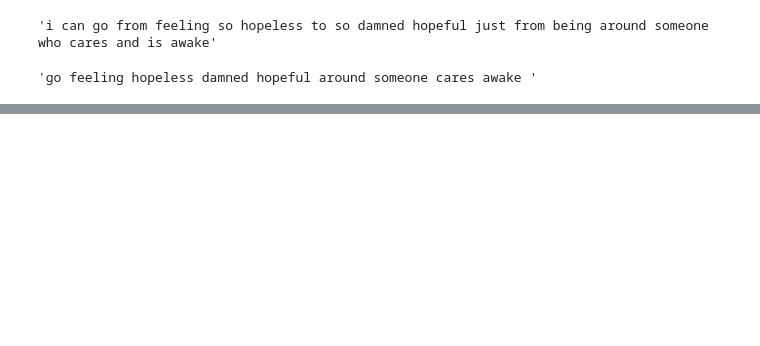
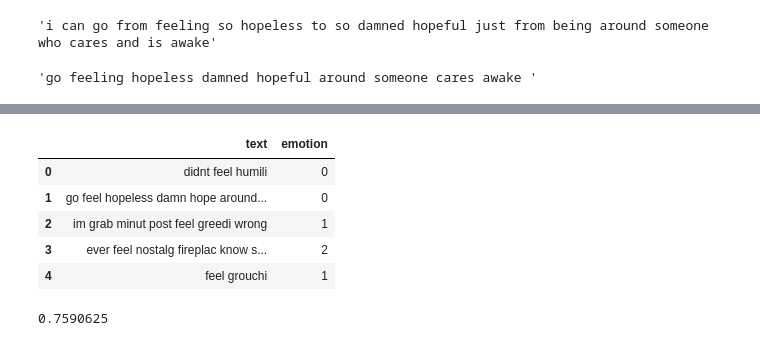
Before and after one commit to ParthShah007/PYTHONgg, a Jupyter notebook: NLP.ipynb, the cells around one changed output, grey strips where cells are left out. Saved outputs shown, nothing was run; the diff lists cells and outputs as text; code cells hidden in the pictures; blank space fills up the shorter version.

```diff
--- a/NLP.ipynb
+++ b/NLP.ipynb
@@ -131,0 +211,28 @@ df.loc[1]['text']
+# %%
+import nltk
+
+# Ensure nltk_data_dir is in the path before any NLTK usage
+nltk.data.path.append(nltk_data_dir)
+nltk.download('punkt', download_dir=nltk_data_dir)
+
+# Cell 6 - full preprocess
+def preprocess(text):
+    # safe-check
+    if not isinstance(text, str) or not text:
+        return ""
+    # tokenize
+    tokens = word_tokenize(text)
+    # filter out tokens that are purely punctuation or whitespace (after basic cleaning mostly none)
+    tokens = [t for t in tokens if t.strip()]
+    # remove stopwords
+    tokens = [t for t in tokens if t not in stop_words]
+    # pos tag
+    tagged = pos_tag(tokens)
+    # lemmatize with POS
+    lemmas = [lemmatizer.lemmatize(w, get_wordnet_pos(pos)) for w, pos in tagged]
+    # join
+    return " ".join(lemmas)
+
+# Apply (this can take a little while on large datasets)
+df['clean_text'] = df['text'].apply(preprocess)
+df[['text','clean_text','label']].head(10)
@@ -131,0 +246,9 @@ df.loc[1]['text']
+# %%
+df.head()
+# %% [output]
+|  | text | emotion |
+| 0 | didnt feel humili | 0 |
+| 1 | go feel hopeless damn hope around... | 0 |
+| 2 | im grab minut post feel greedi wrong | 1 |
+| 3 | ever feel nostalg fireplac know s... | 2 |
+| 4 | feel grouchi | 1 |
@@ -131,0 +263,11 @@ df.loc[1]['text']
+# %%
+from sklearn.naive_bayes import MultinomialNB
+from sklearn.metrics import accuracy_score, classification_report, confusion_matrix
+nb_model = MultinomialNB()
+nb_model.fit(x_train_bow, y_train)
+pred_nb = nb_model.predict(x_test_bow)
+
+pred_bow = nb_model.predict(x_test_bow)
+print(accuracy_score(y_test, pred_bow))
+# %% [output]
+0.7590625
```
Also changed, not shown: parts of 13 cells of this notebook, 16 other files.
